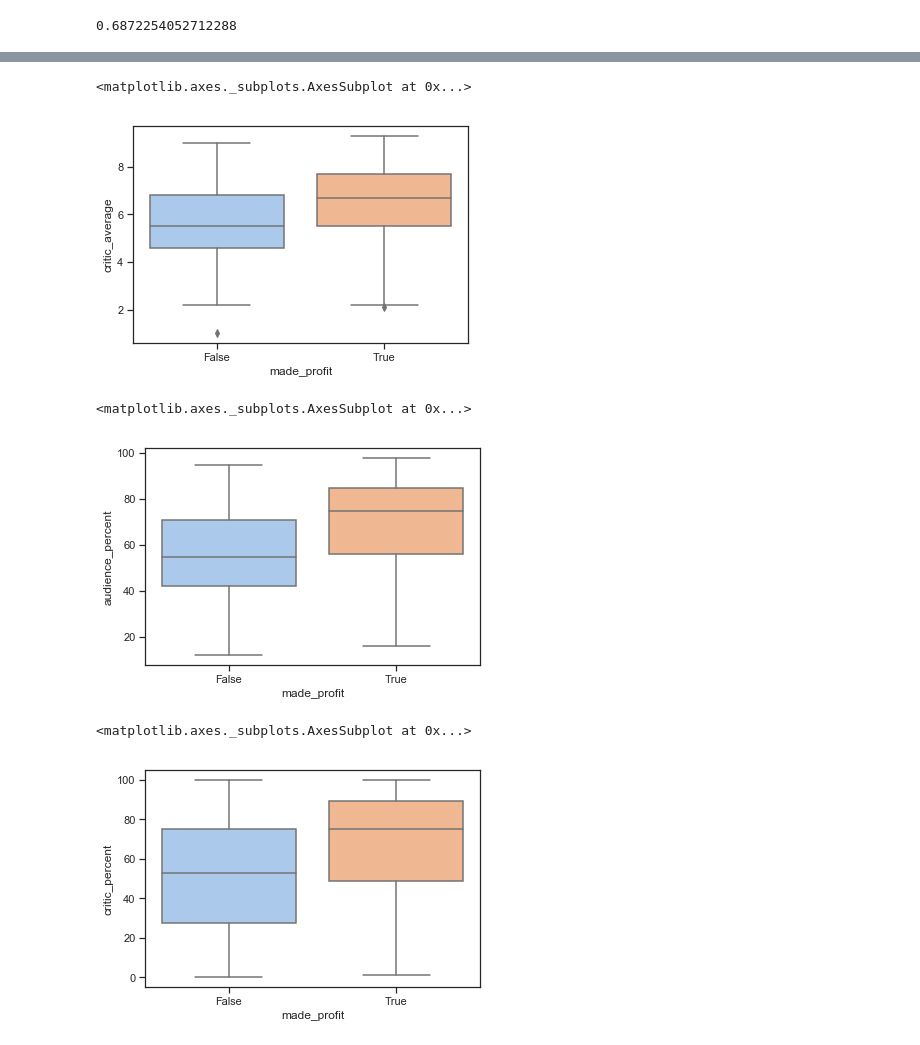
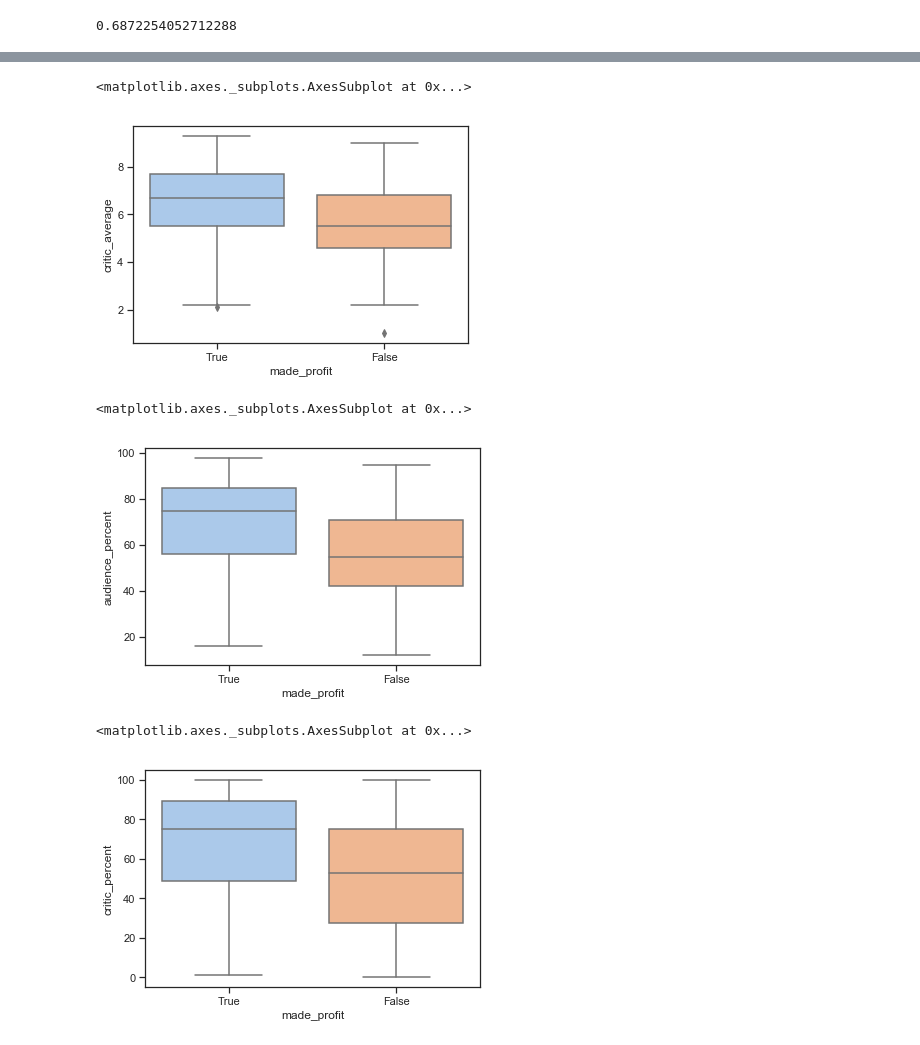
Before and after one commit to susanwang1234/movies-analysis, a Jupyter notebook: correlations.ipynb, the cells around one changed output, grey strips where cells are left out. Saved outputs shown, nothing was run; the diff lists cells and outputs as text; code cells hidden in the pictures.

```diff
--- a/correlations.ipynb
+++ b/correlations.ipynb
@@ -71,18 +71,18 @@ sns.boxplot(x="made_profit", y="audience_average",
 # %%
 sns.boxplot(x="made_profit", y="critic_average",
-            data=joined)
+            data=joined, order=[True, False])
 # %% [output]
 <matplotlib.axes._subplots.AxesSubplot at 0x...>
-[figure, old version]
+[figure, new version]
 # %%
 sns.boxplot(x="made_profit", y="audience_percent",
-            data=joined)
+            data=joined, order=[True, False])
 # %% [output]
 <matplotlib.axes._subplots.AxesSubplot at 0x...>
-[figure, old version]
+[figure, new version]
 # %%
 sns.boxplot(x="made_profit", y="critic_percent",
-            data=joined)
+            data=joined, order=[True, False])
 # %% [output]
 <matplotlib.axes._subplots.AxesSubplot at 0x...>
-[figure, old version]
+[figure, new version]
```
Also changed, not shown: parts of 1 cell of this notebook.
